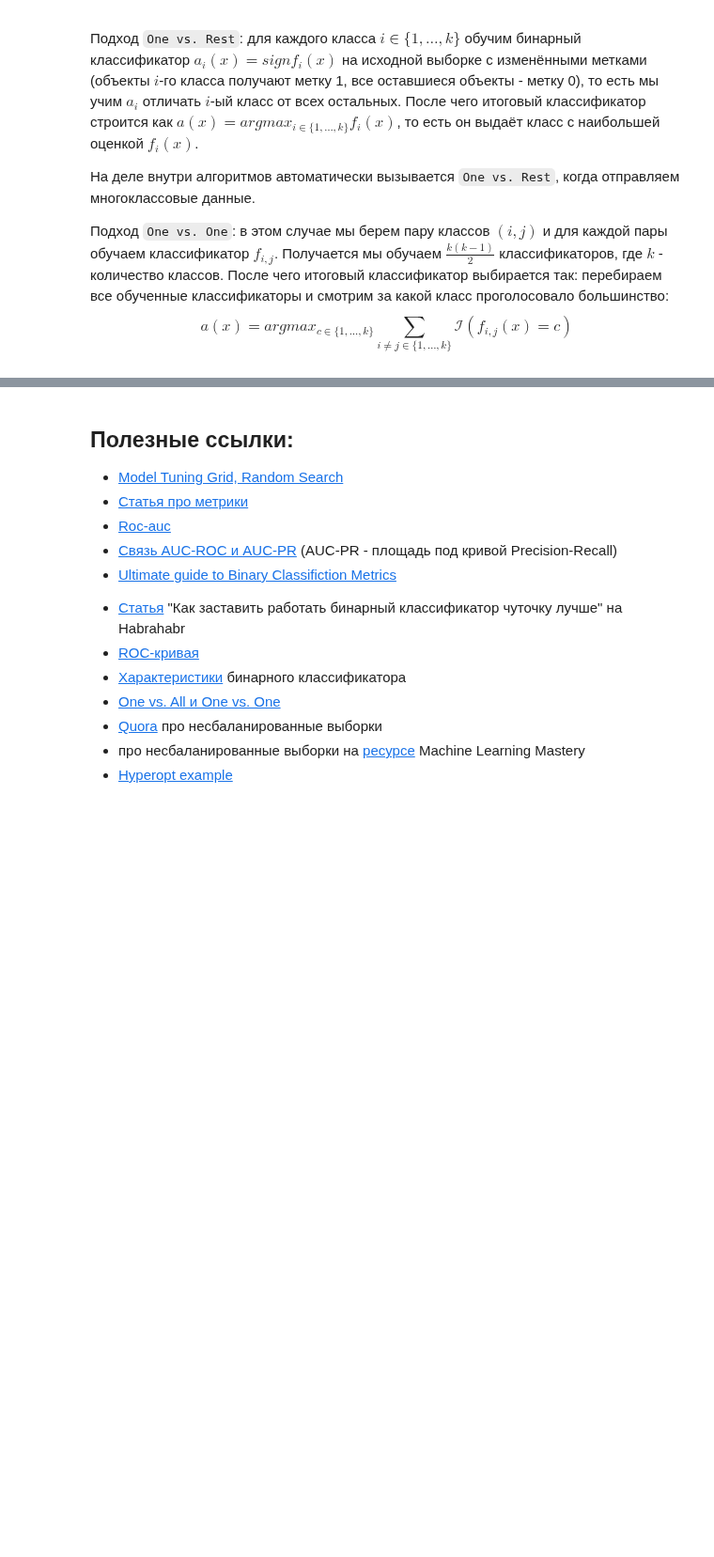
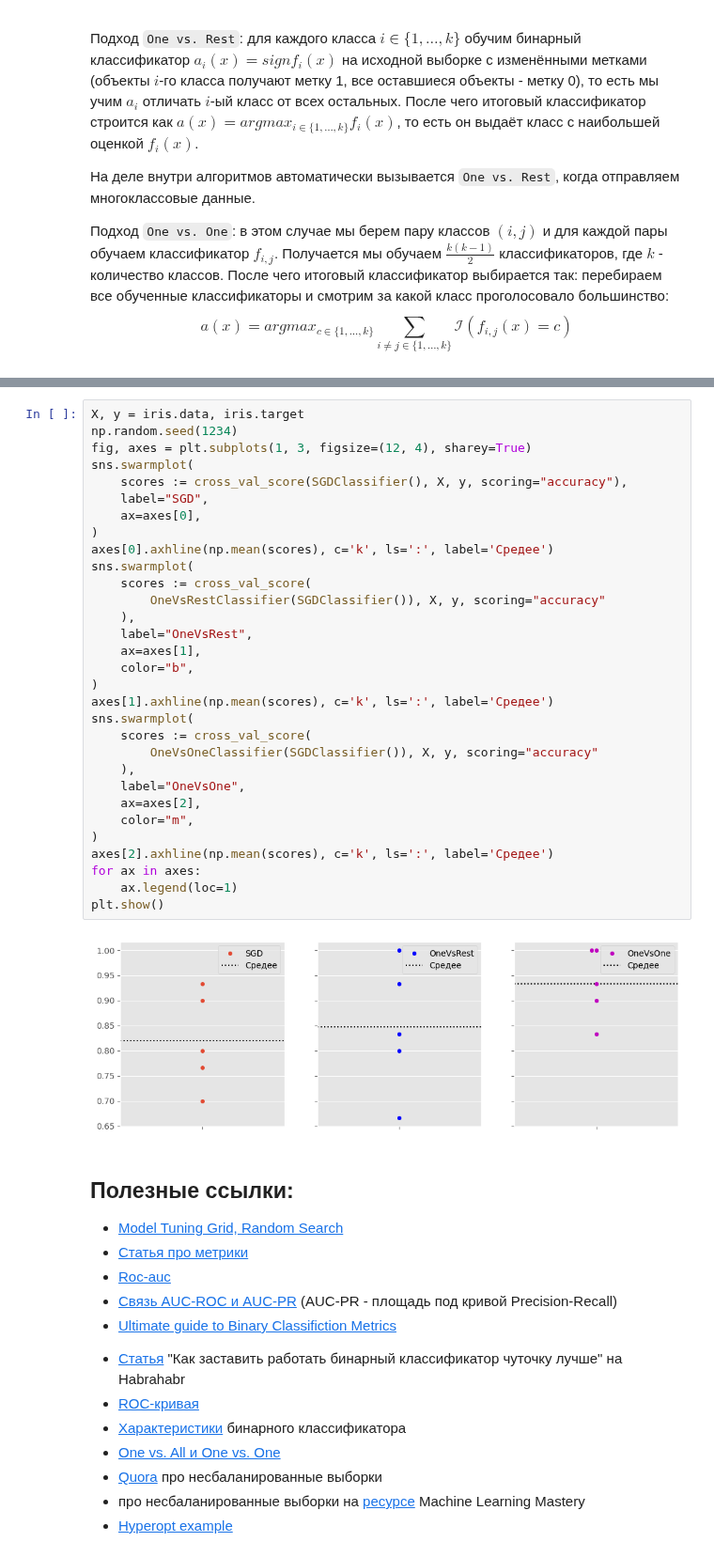
Before and after one commit to kokamido/ml2023, a Jupyter notebook: 03-Features/Metrics.ipynb, the cells around one changed output, grey strips where cells are left out. Shown at 94% size. Cells and saved outputs as stored; diff of their text form; blank space fills up the shorter version.

```diff
--- a/03-Features/Metrics.ipynb
+++ b/03-Features/Metrics.ipynb
@@ -602,3 +602,36 @@ OneVsOneClassifier(estimator=LogisticRegression())
+# %%
+X, y = iris.data, iris.target
+np.random.seed(1234)
+fig, axes = plt.subplots(1, 3, figsize=(12, 4), sharey=True)
+sns.swarmplot(
+    scores := cross_val_score(SGDClassifier(), X, y, scoring="accuracy"),
+    label="SGD",
+    ax=axes[0],
+)
+axes[0].axhline(np.mean(scores), c='k', ls=':', label='Средее')
+sns.swarmplot(
+    scores := cross_val_score(
+        OneVsRestClassifier(SGDClassifier()), X, y, scoring="accuracy"
+    ),
+    label="OneVsRest",
+    ax=axes[1],
+    color="b",
+)
+axes[1].axhline(np.mean(scores), c='k', ls=':', label='Средее')
+sns.swarmplot(
+    scores := cross_val_score(
+        OneVsOneClassifier(SGDClassifier()), X, y, scoring="accuracy"
+    ),
+    label="OneVsOne",
+    ax=axes[2],
+    color="m",
+)
+axes[2].axhline(np.mean(scores), c='k', ls=':', label='Средее')
+for ax in axes:
+    ax.legend(loc=1)
+plt.show()
+# %% [output]
+[figure, added]
 # %% [markdown]
 ## Полезные ссылки:
 * [Model Tuning Grid, Random Search](https://www.kaggle.com/willkoehrsen/intro-to-model-tuning-grid-and-random-search)
```
Also changed, not shown: parts of 7 cells of this notebook, 1 other file.
